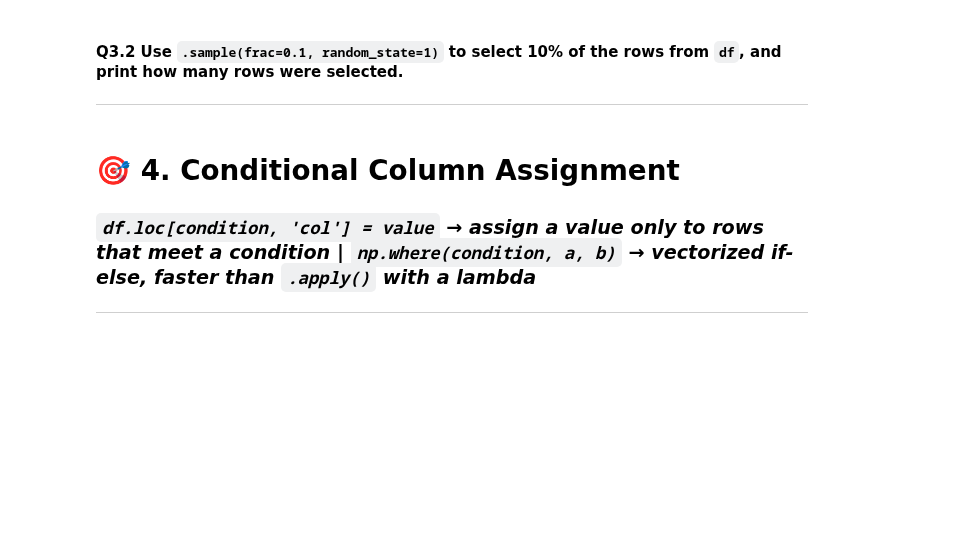
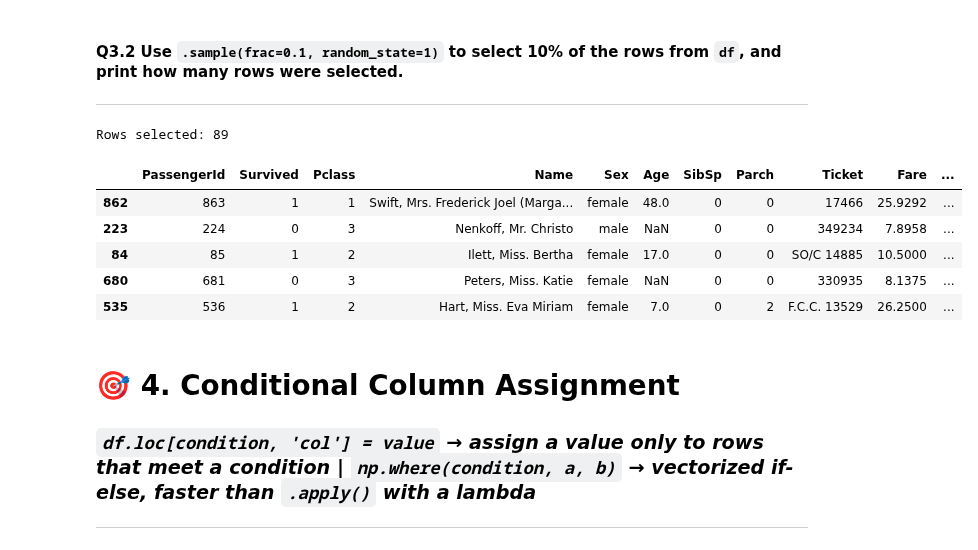
Before and after one commit to Ironankit525/sem_3_ML, a Jupyter notebook: class12/Pandas_Practice_Session_2.ipynb, the cells around one changed output. Drawn from its saved outputs; the diff is of its cells as text; code cells hidden in the pictures; blank space fills up the shorter version.

```diff
--- a/class12/Pandas_Practice_Session_2.ipynb
+++ b/class12/Pandas_Practice_Session_2.ipynb
@@ -79,3 +137,15 @@ df.head()
+# %%
+sample_10 = df.sample(frac=0.1, random_state=1)
+print("Rows selected:", len(sample_10))  # 10% of 891 ≈ 89
+sample_10.head()
+# %% [output]
+Rows selected: 89
+|  | PassengerId | Survived | Pclass | Name | Sex | Age | SibSp | Parch | Ticket | Fare | ... |
+| 862 | 863 | 1 | 1 | Swift, Mrs. Frederick Joel (Marga... | female | 48.0 | 0 | 0 | 17466 | 25.9292 | ... |
+| 223 | 224 | 0 | 3 | Nenkoff, Mr. Christo | male | NaN | 0 | 0 | 349234 | 7.8958 | ... |
+| 84 | 85 | 1 | 2 | Ilett, Miss. Bertha | female | 17.0 | 0 | 0 | SO/C 14885 | 10.5000 | ... |
+| 680 | 681 | 0 | 3 | Peters, Miss. Katie | female | NaN | 0 | 0 | 330935 | 8.1375 | ... |
+| 535 | 536 | 1 | 2 | Hart, Miss. Eva Miriam | female | 7.0 | 0 | 2 | F.C.C. 13529 | 26.2500 | ... |
 # %% [markdown]
 # 🎯 **4. Conditional Column Assignment**
 
```
Also changed, not shown: parts of 55 cells of this notebook, 2 other files.
